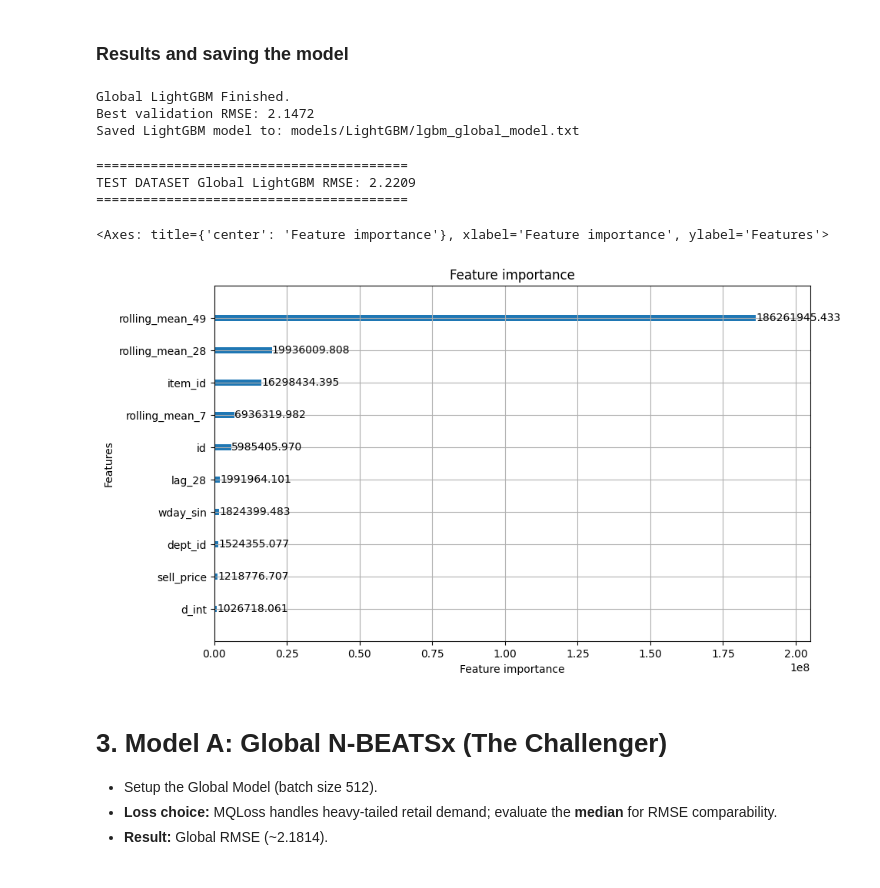
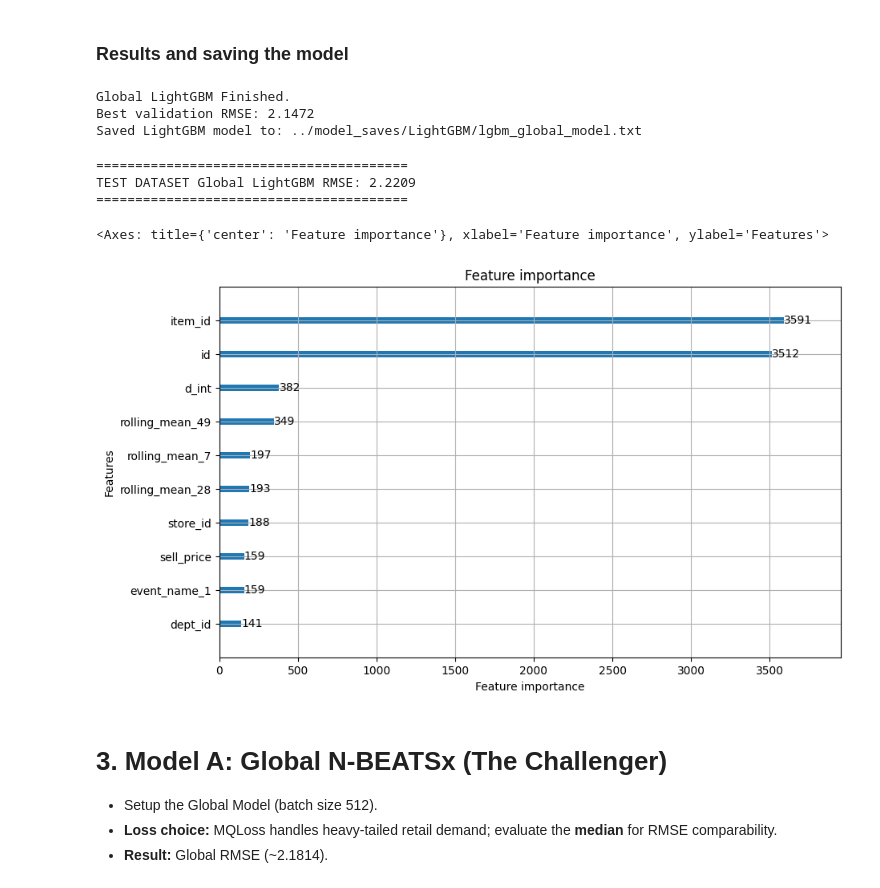
Before and after one commit to Zak-Las/Walmart-Demand-Forcasting, a Jupyter notebook: Notebooks/02_global_scale.ipynb, the cells around one changed output. Drawn from its saved outputs; the diff is of its cells as text; code cells hidden in the pictures.

Commit message:
updated the notebooks 01 and 02: enhanced the imports

```diff
--- a/Notebooks/02_global_scale.ipynb
+++ b/Notebooks/02_global_scale.ipynb
@@ -314,14 +334,14 @@ print("Global LightGBM Finished.")
 print(f"Best validation RMSE: {model.best_score['valid_1']['rmse']:.4f}")
 
 # Save Model
-model_path = save_lgbm_model(model, "models/LightGBM/lgbm_global_model.txt")
+model_path = save_lgbm_model(model, "../model_saves/LightGBM/lgbm_global_model.txt")
 print(f"Saved LightGBM model to: {model_path}")
 # %% [output]
 Global LightGBM Finished.
 Best validation RMSE: 2.1472
-Saved LightGBM model to: models/LightGBM/lgbm_global_model.txt
+Saved LightGBM model to: ../model_saves/LightGBM/lgbm_global_model.txt
 # %%
-loaded_model = load_lgbm_model("models/LightGBM/lgbm_global_model.txt")
+loaded_model = load_lgbm_model("../model_saves/LightGBM/lgbm_global_model.txt")
 
 df_lgbm_glob_preds, lgbm_rmse_full = evaluate_lgbm_on_test_mask(
     model=loaded_model,
@@ -342,10 +362,10 @@ print("="*40)
 TEST DATASET Global LightGBM RMSE: 2.2209
 ========================================
 # %%
-lgb.plot_importance(loaded_model, max_num_features=10, importance_type='gain', figsize=(10, 6))
+lgb.plot_importance(loaded_model, max_num_features=10, figsize=(10, 6))
 # %% [output]
 <Axes: title={'center': 'Feature importance'}, xlabel='Feature importance', ylabel='Features'>
-[figure, old version]
+[figure, new version]
 # %% [markdown]
 # **3. Model A: Global N‑BEATSx (The Challenger)**
 - Setup the Global Model (batch size 512).
```
Also changed, not shown: parts of 12 cells of this notebook, 1 other file.
